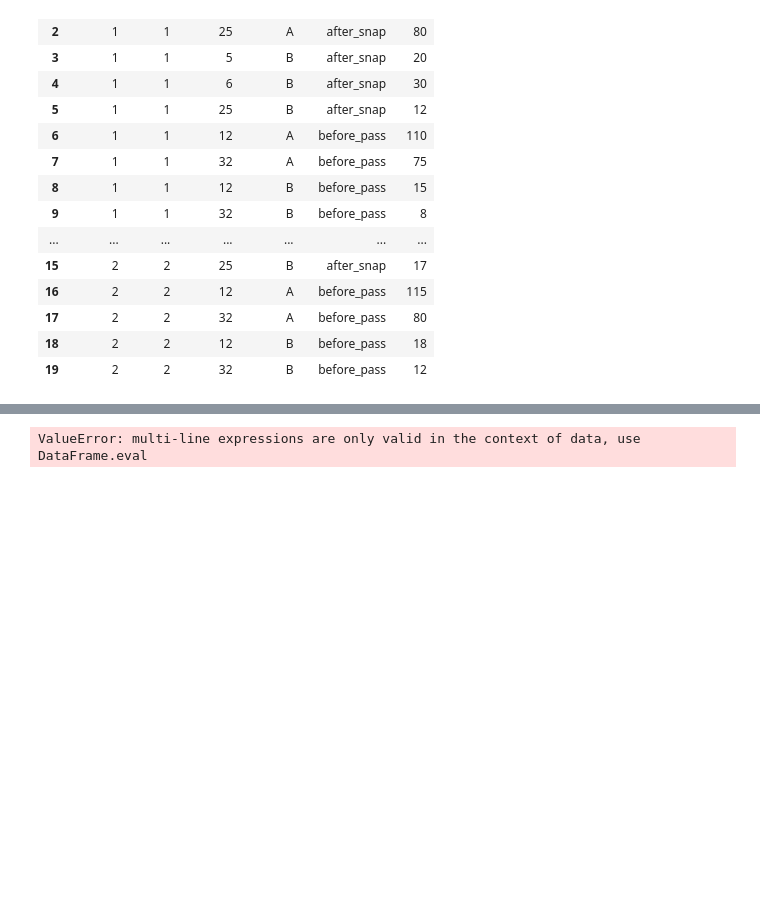
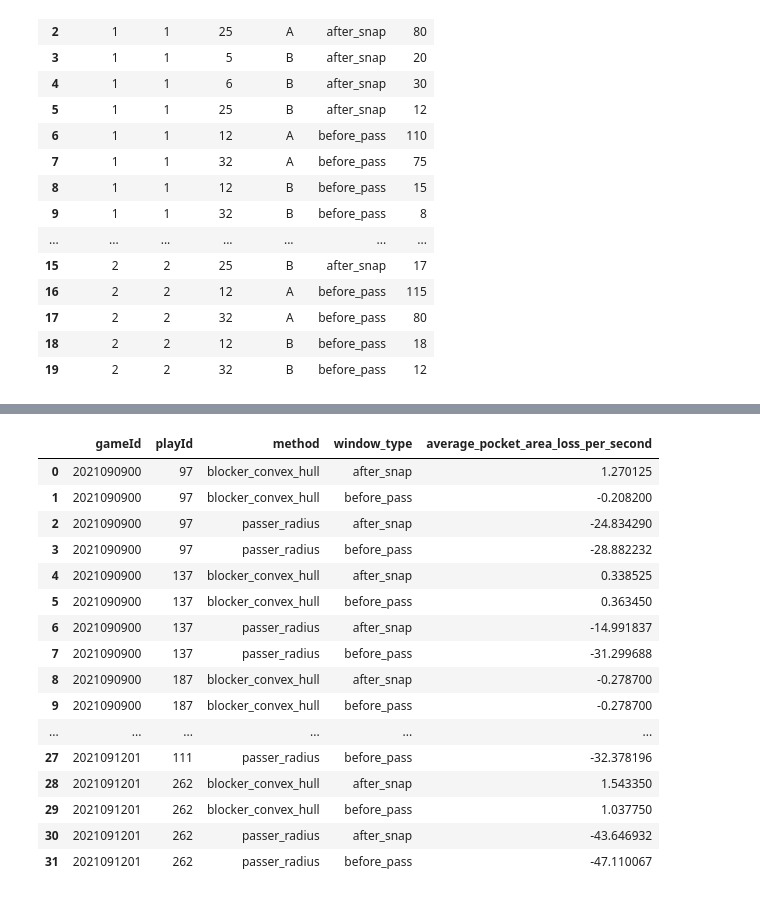
Before and after one commit to vingkan/nflbigdatabowl2023, a Jupyter notebook: notebooks/tabor/Pocket Area Metrics.ipynb, the cells around one changed output, grey strips where cells are left out. Saved outputs shown, nothing was run; the diff lists cells and outputs as text; code cells hidden in the pictures; blank space fills up the shorter version.

Commit message:
pocket area loss metric complete

```diff
--- a/notebooks/tabor/Pocket Area Metrics.ipynb
+++ b/notebooks/tabor/Pocket Area Metrics.ipynb
@@ -378,4 +405,24 @@ def get_frames_with_area_and_filter(
 # %%
-get_frames_with_area_and_filter(df_events, 0.0)
+df_area_with_windows_two = get_frames_with_area_and_filter(df_events, frames_factor = 20)
+df_pocket_metrics = get_play_pocket_metrics(df_area_with_windows_two)
+df_loss = calculate_average_pocket_area_loss_per_second(df_pocket_metrics)
+# df_area_with_windows
+df_loss[["gameId", "playId", "method", "window_type", "average_pocket_area_loss_per_second"]].sort_values(["gameId", "playId"])
 # %% [output]
-ValueError: multi-line expressions are only valid in the context of data, use DataFrame.eval
+|  | gameId | playId | method | window_type | average_pocket_area_loss_per_second |
+| 0 | 2021090900 | 97 | blocker_convex_hull | after_snap | 1.270125 |
+| 1 | 2021090900 | 97 | blocker_convex_hull | before_pass | -0.208200 |
+| 2 | 2021090900 | 97 | passer_radius | after_snap | -24.834290 |
+| 3 | 2021090900 | 97 | passer_radius | before_pass | -28.882232 |
+| 4 | 2021090900 | 137 | blocker_convex_hull | after_snap | 0.338525 |
+| 5 | 2021090900 | 137 | blocker_convex_hull | before_pass | 0.363450 |
+| 6 | 2021090900 | 137 | passer_radius | after_snap | -14.991837 |
+| 7 | 2021090900 | 137 | passer_radius | before_pass | -31.299688 |
+| 8 | 2021090900 | 187 | blocker_convex_hull | after_snap | -0.278700 |
+| 9 | 2021090900 | 187 | blocker_convex_hull | before_pass | -0.278700 |
+| ... | ... | ... | ... | ... | ... |
+| 27 | 2021091201 | 111 | passer_radius | before_pass | -32.378196 |
+| 28 | 2021091201 | 262 | blocker_convex_hull | after_snap | 1.543350 |
+| 29 | 2021091201 | 262 | blocker_convex_hull | before_pass | 1.037750 |
+| 30 | 2021091201 | 262 | passer_radius | after_snap | -43.646932 |
+| 31 | 2021091201 | 262 | passer_radius | before_pass | -47.110067 |
```
Also changed, not shown: parts of 2 cells of this notebook.
